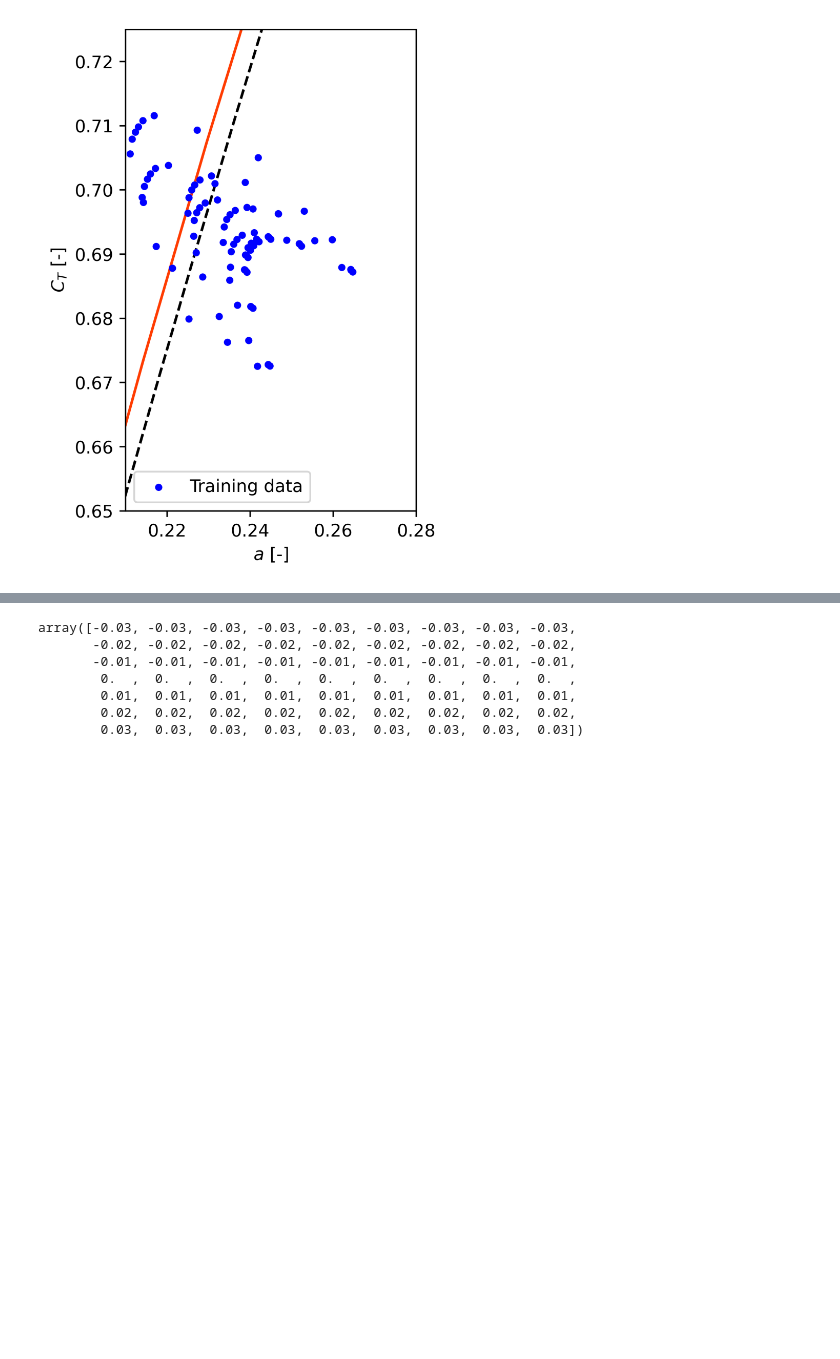
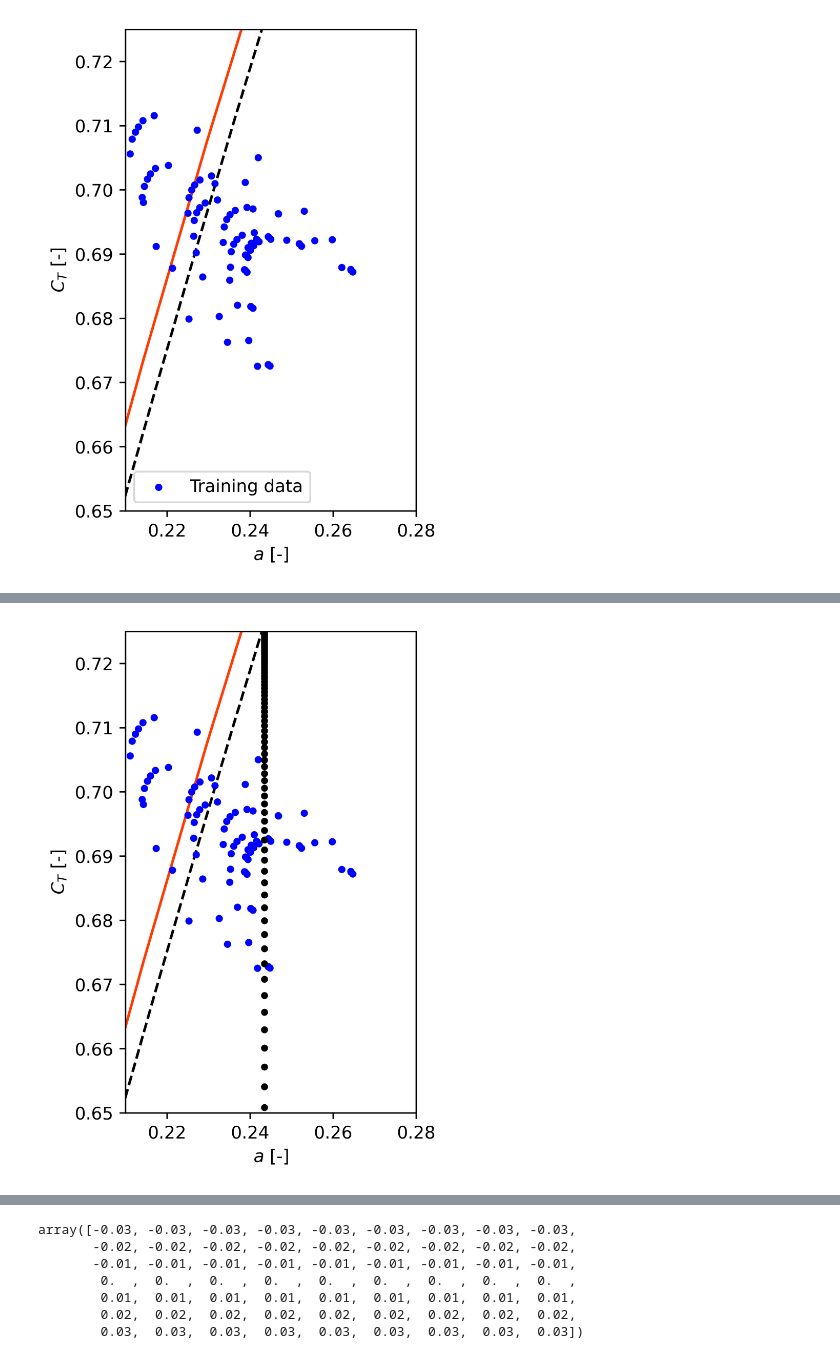
Before and after one commit to StormMata/induction_modeling, a Jupyter notebook: gaussian_process/10MW/GP_rotor.ipynb, the cells around one changed output, grey strips where cells are left out. Cells and saved outputs as stored; diff of their text form; code cells hidden in the pictures; blank space fills up the shorter version.

```diff
--- a/gaussian_process/10MW/GP_rotor.ipynb
+++ b/gaussian_process/10MW/GP_rotor.ipynb
@@ -199,0 +248,46 @@ array([[-1.54970985e+00, -1.50000000e+00, -1.84071597e+00],
+# %%
+import numpy as np
+import matplotlib.pyplot as plt
+from matplotlib.animation import FuncAnimation
+import pandas as pd
+
+# === Load data from log file ===
+log_path = "/home1/09909/smata/dir_scratch/induction_modeling/gaussian_process/10MW/results/log_gp_induction.csv"
+df = pd.read_csv(log_path)
+ct_series = df["Ct"].to_numpy()
+a_series = df["a"].to_numpy()
+
+# === Reference curves ===
+a_mom = np.linspace(0, 0.75, 50)
+ct_mom = 4 * a_mom * (1 - a_mom)
+
+ct_mad = np.linspace(0, 1.5, 75)
+k1, k2, k3 = 0.2460, 0.0586, 0.0883
+a_mad = k3 * ct_mad**3 + k2 * ct_mad**2 + k1 * ct_mad
+
+# === Setup figure ===
+fig, ax = plt.subplots(figsize=(3, 5))
+ax.plot(a_mom, ct_mom, '#ff3c00', zorder=1, label='Classical Momentum')
+ax.plot(a_mad, ct_mad, 'k--', zorder=1, label='Madsen Model')
+scatter_plot, = ax.plot([], [], 'ko', markersize=3, label='GP prediction')
+ax.scatter(y_t_rot,X_t_rot[:,0],10,color='b',label='Training data')
+
+# ax.set_xlim([0, 0.5])
+# ax.set_ylim([0.625, 0.8])
+ax.set_xlim([0.21,0.28])
+ax.set_ylim([0.65,0.725])
+ax.set_ylabel('$C_T$ [-]')
+ax.set_xlabel('$a$ [-]')
+# ax.legend(loc='lower right', fontsize=6)
+
+# === Animation update function ===
+def update(frame):
+    scatter_plot.set_data(a_series[:frame+1], ct_series[:frame+1])
+    return scatter_plot,
+
+ani = FuncAnimation(fig, update, frames=len(a_series), interval=200, blit=True)
+
+# === Save to MP4 ===
+ani.save("/home1/09909/smata/dir_scratch/zoom_ax_D4.gif", writer='pillow', fps=5, dpi=200)
+# %% [output]
+[figure, added]
```
Also changed, not shown: parts of 14 cells of this notebook, 15 other files.
